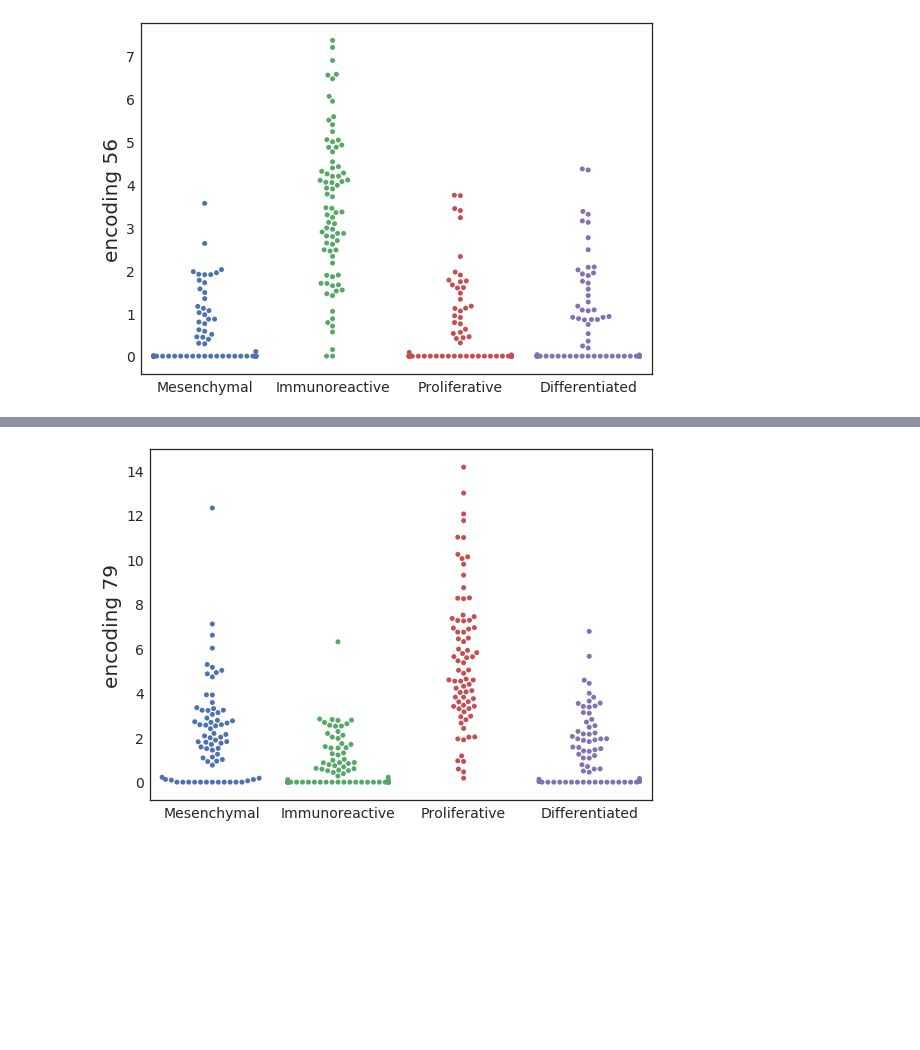
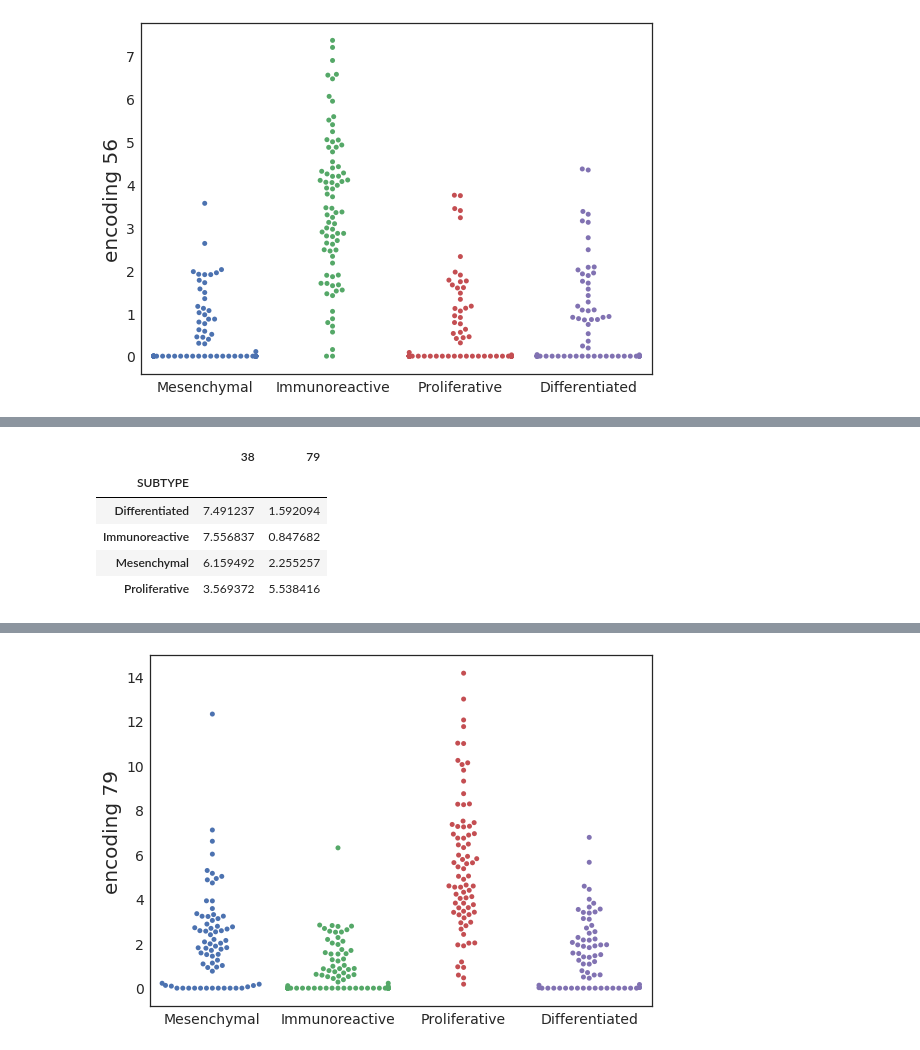
Before and after one commit to greenelab/vae_pancancer, a Jupyter notebook: hgsc_subtypes_tybalt.ipynb, the cells around one changed output, grey strips where cells are left out. Saved outputs shown, nothing was run; the diff lists cells and outputs as text; code cells hidden in the pictures; blank space fills up the shorter version.

```diff
--- a/hgsc_subtypes_tybalt.ipynb
+++ b/hgsc_subtypes_tybalt.ipynb
@@ -250,0 +184,10 @@ plt.savefig(node56_file)
+# %%
+# Select to visualize encoding 56 because it has high immuno and low everything else
+ov_mean_subtypes.loc[:, ['38', '79']]
+# %% [output]
+|  | 38 | 79 |
+| SUBTYPE |  |  |
+| Differentiated | 7.491237 | 1.592094 |
+| Immunoreactive | 7.556837 | 0.847682 |
+| Mesenchymal | 6.159492 | 2.255257 |
+| Proliferative | 3.569372 | 5.538416 |
```
Also changed, not shown: parts of 21 cells of this notebook, 1 other file.
